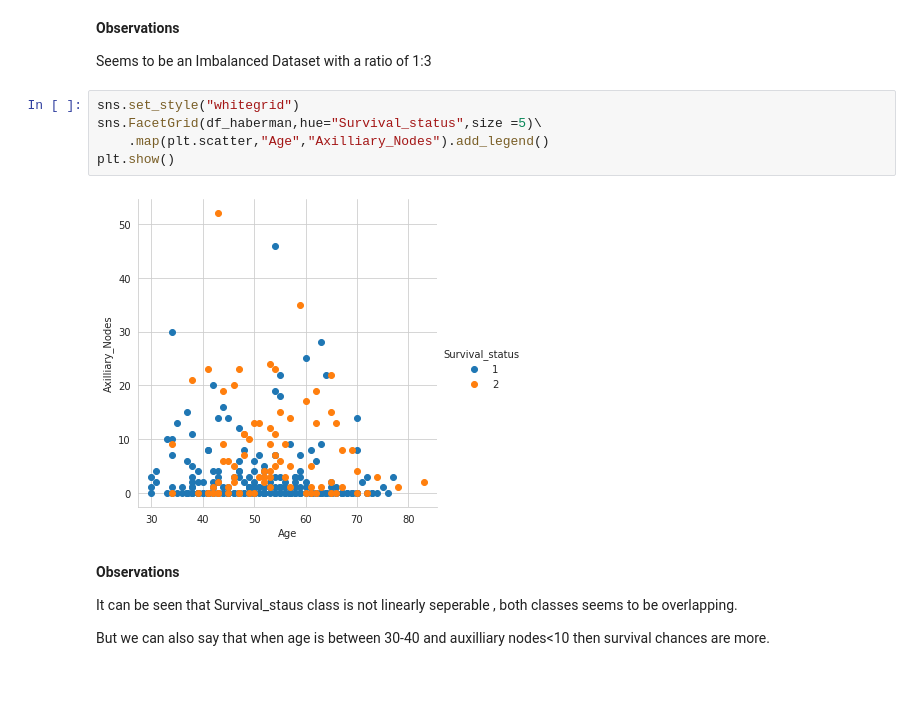
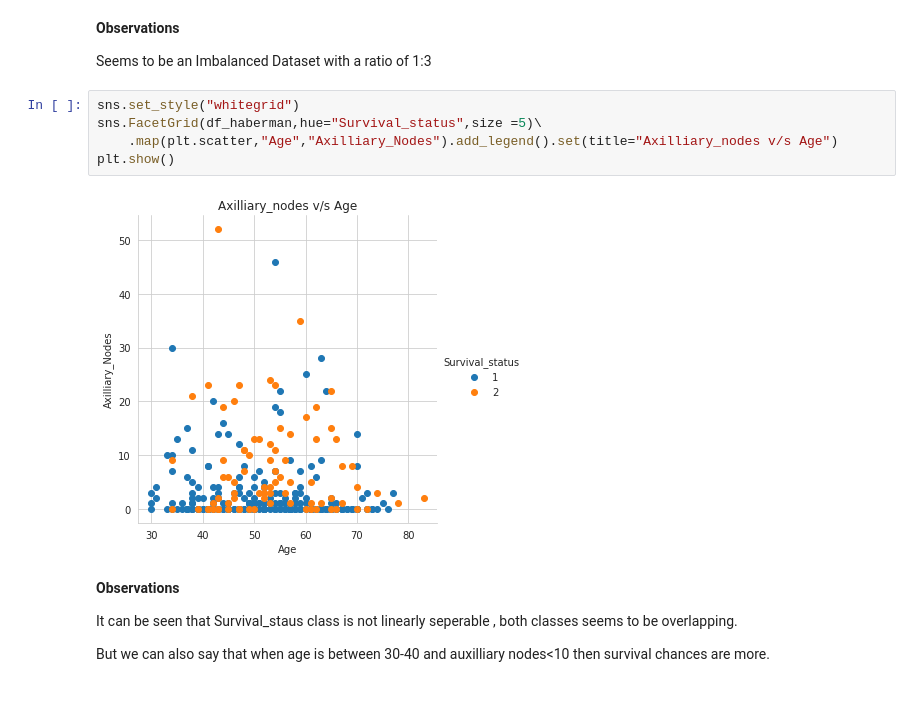
Before and after one commit to ppmcool/Habberman_EDA, a Jupyter notebook: Haberman_EDA.ipynb, the cells around one changed output. Cells and saved outputs as stored; diff of their text form.

```diff
--- a/Haberman_EDA.ipynb
+++ b/Haberman_EDA.ipynb
@@ -42,10 +44,10 @@ Seems to be an Imbalanced Dataset with a ratio of 1:3
 # %%
 sns.set_style("whitegrid")
 sns.FacetGrid(df_haberman,hue="Survival_status",size =5)\
-    .map(plt.scatter,"Age","Axilliary_Nodes").add_legend()
+    .map(plt.scatter,"Age","Axilliary_Nodes").add_legend().set(title="Axilliary_nodes v/s Age")
 plt.show()
 # %% [output]
-[figure, old version]
+[figure, new version]
 # %% [markdown]
 **Observations**
 
```
Also changed, not shown: parts of 19 cells of this notebook.
